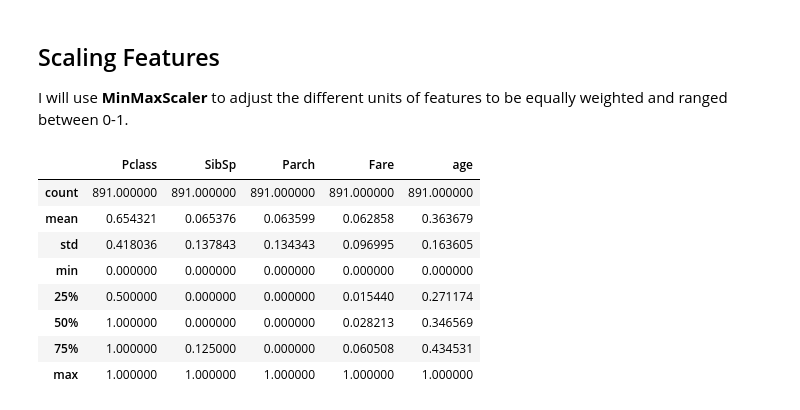
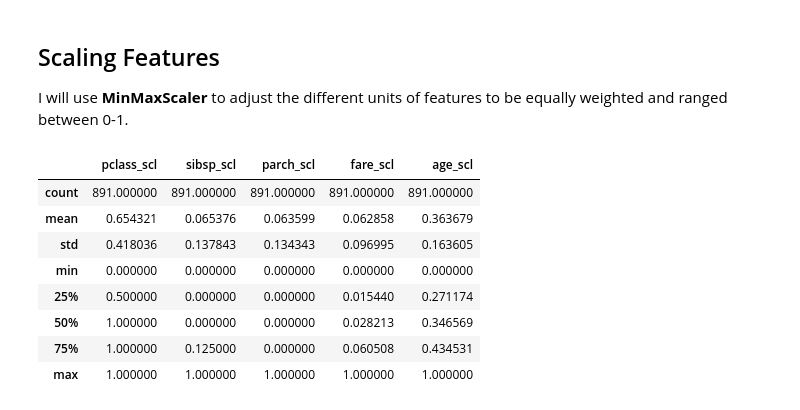
Before and after one commit to judemoon/titanic_ml, a Jupyter notebook: titanic_ml.ipynb, the cells around one changed output. Saved outputs shown, nothing was run; the diff lists cells and outputs as text; code cells hidden in the pictures.

```diff
--- a/titanic_ml.ipynb
+++ b/titanic_ml.ipynb
@@ -716,12 +718,16 @@ df_numeric = titanic_df[feature_numeric]
 # %%
 from sklearn.preprocessing import MinMaxScaler
 scaler = MinMaxScaler()
 df_scaled = pd.DataFrame(scaler.fit_transform(df_numeric), \
                          index=df_numeric.index, columns=df_numeric.columns)
 
+df_scaled = df_scaled.rename(columns={"Pclass": "pclass_scl", "SibSp": "sibsp_scl", \
+                                      "Parch": "parch_scl", "Fare": "fare_scl", \
+                                      "age": "age_scl"})
+
 df_scaled.describe()
 # %% [output]
-|  | Pclass | SibSp | Parch | Fare | age |
+|  | pclass_scl | sibsp_scl | parch_scl | fare_scl | age_scl |
 | count | 891.000000 | 891.000000 | 891.000000 | 891.000000 | 891.000000 |
 | mean | 0.654321 | 0.065376 | 0.063599 | 0.062858 | 0.363679 |
 | std | 0.418036 | 0.137843 | 0.134343 | 0.096995 | 0.163605 |
```
Also changed, not shown: parts of 4 cells of this notebook.
